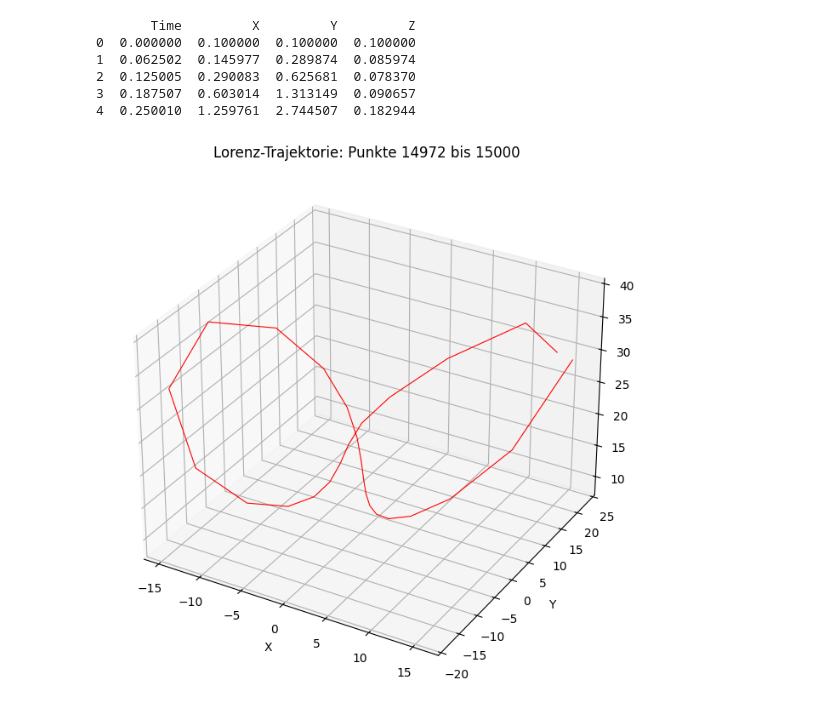
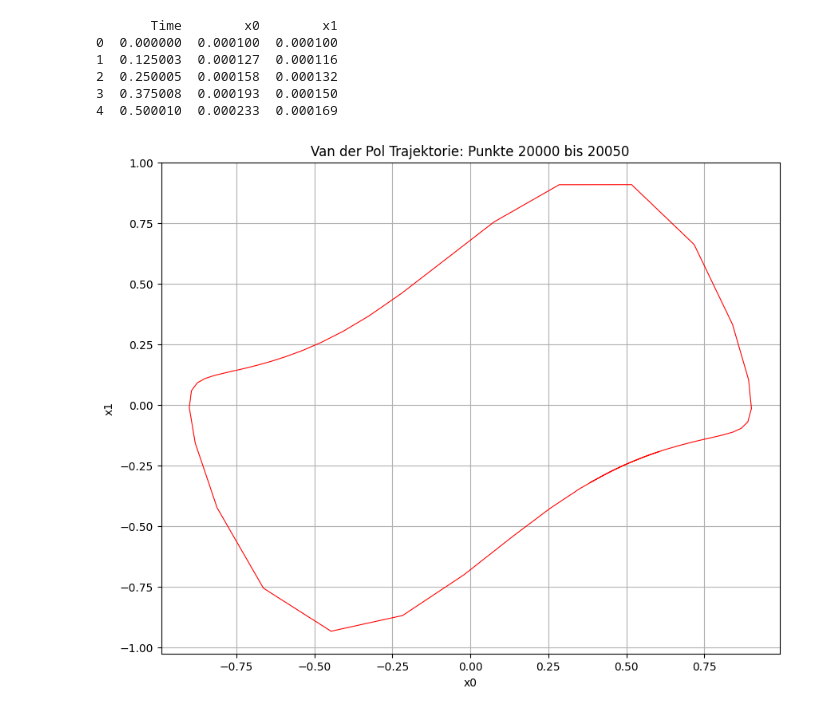
Before and after one commit to marej9/Modeling_Dynamic_Systems, a Jupyter notebook: Models/23.ipynb, the cells around one changed output. Cells and saved outputs as stored; diff of their text form; code cells hidden in the pictures.

```diff
--- a/Models/23.ipynb
+++ b/Models/23.ipynb
@@ -43,42 +195,39 @@ KeyError: 'x0'
 # %%
 import numpy as np
 import pandas as pd
 import matplotlib.pyplot as plt
-from mpl_toolkits.mplot3d import Axes3D
 
 # CSV-Datei einlesen
-file_path = '/Users/Aleksandar/Documents/Uni/FP/Modeling_Dynamic_Systems/DynSys_and_DataSets/lorenz_system/lorenz_system_data_5.csv'  # Ersetze dies durch deinen Dateinamen
+file_path = '/Users/Aleksandar/Documents/Uni/FP/Modeling_Dynamic_Systems/Models/van_der_pol_data.csv'  # Ersetze dies durch deinen Dateinamen
 data = pd.read_csv(file_path)
 
 # Daten anzeigen (optional)
 print(data.head())
 
 # Benutzerdefinierter Bereich für die Trajektorie
-start_index = 14972  # Startindex der Sequenz
-end_index = 15000   # Endindex der Sequenz
+start_index = 20000  # Startindex der Sequenz
+end_index = 20050  # Endindex der Sequenz
 sequence = data.iloc[start_index:end_index]
 
-# Extrahiere X, Y, Z-Koordinaten
-x_seq = sequence['X']
-y_seq = sequence['Y']
-z_seq = sequence['Z']
+# Extrahiere x0 und x1-Koordinaten
+x0_seq = sequence['x0']
+x1_seq = sequence['x1']
 
 # Plotten der ausgewählten Sequenz
-fig = plt.figure(figsize=(10, 8))
-ax = fig.add_subplot(111, projection='3d')
-ax.plot(x_seq, y_seq, z_seq, lw=0.8, color='r')
+plt.figure(figsize=(10, 8))
+plt.plot(x0_seq, x1_seq, lw=0.8, color='r')
 
 # Achsentitel und Labels
-ax.set_title(f"Lorenz-Trajektorie: Punkte {start_index} bis {end_index}")
-ax.set_xlabel("X")
-ax.set_ylabel("Y")
-ax.set_zlabel("Z")
+plt.title(f"Van der Pol Trajektorie: Punkte {start_index} bis {end_index}")
+plt.xlabel("x0")
+plt.ylabel("x1")
+plt.grid(True)
 plt.show()
 # %% [output]
-       Time         X         Y         Z
-0  0.000000  0.100000  0.100000  0.100000
-1  0.062502  0.145977  0.289874  0.085974
-2  0.125005  0.290083  0.625681  0.078370
-3  0.187507  0.603014  1.313149  0.090657
-4  0.250010  1.259761  2.744507  0.182944
+       Time        x0        x1
+0  0.000000  0.000100  0.000100
+1  0.125003  0.000127  0.000116
+2  0.250005  0.000158  0.000132
+3  0.375008  0.000193  0.000150
+4  0.500010  0.000233  0.000169
-[figure, old version]
+[figure, new version]
```
Also changed, not shown: parts of 9 cells of this notebook, 1 other file.
